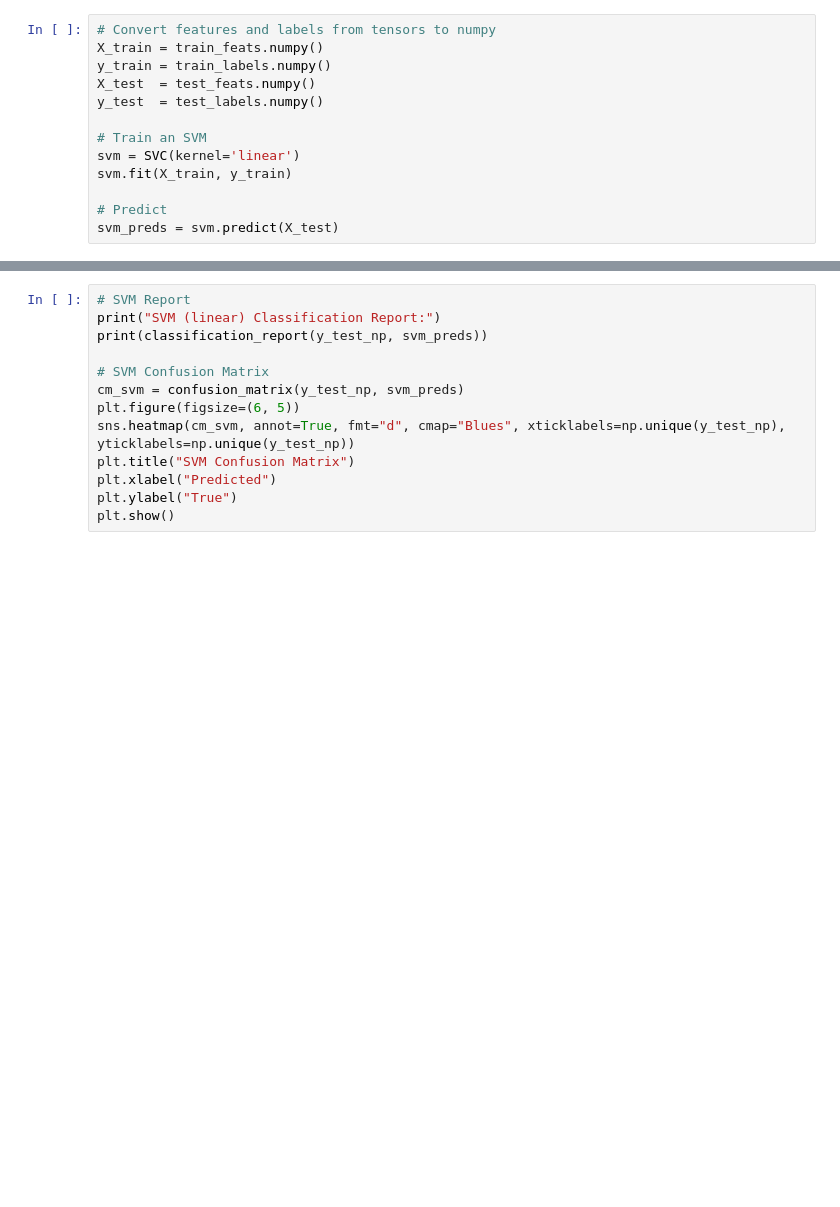
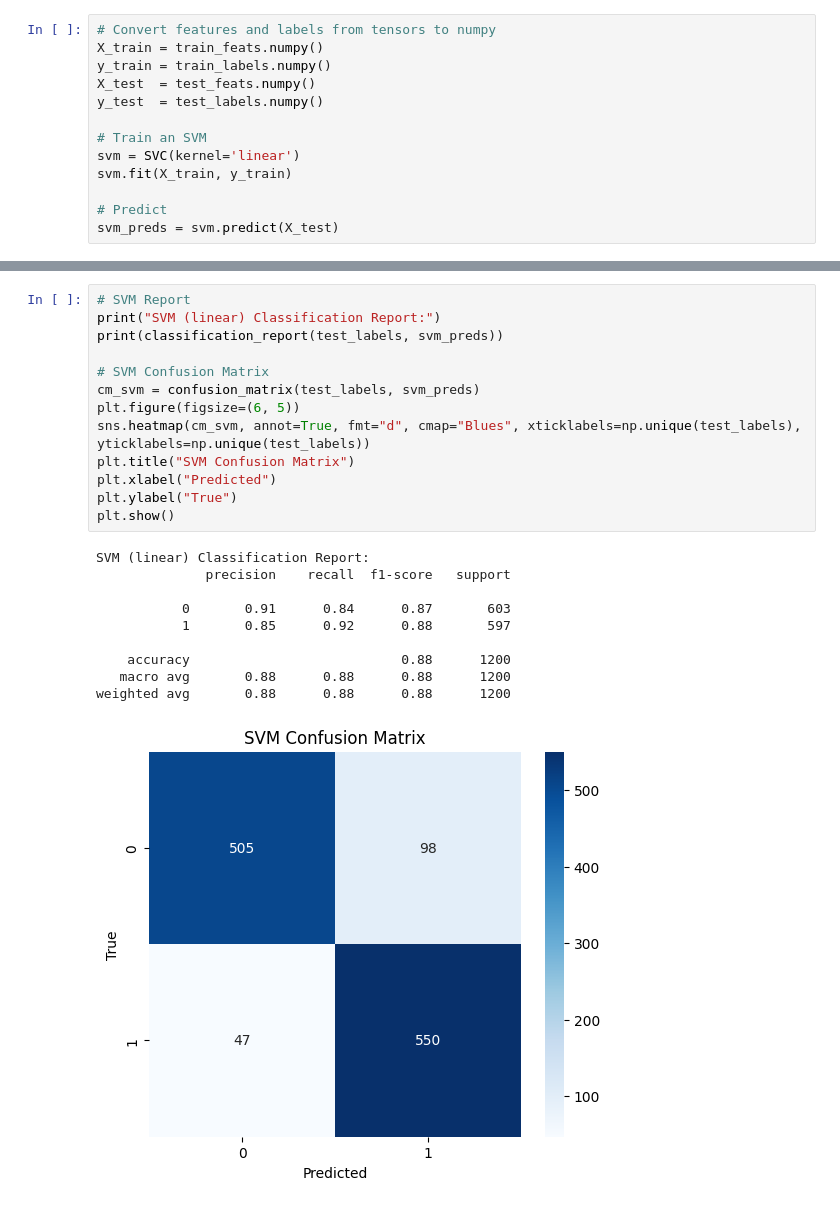
Before and after one commit to Gurpranked/Grad-CV-I_Final-Project, a Jupyter notebook: cnn.ipynb, the cells around one changed output, grey strips where cells are left out. Cells and saved outputs as stored; diff of their text form; blank space fills up the shorter version.

```diff
--- a/cnn.ipynb
+++ b/cnn.ipynb
@@ -126,13 +137,24 @@ plt.show()
 # %%
 # SVM Report
 print("SVM (linear) Classification Report:")
-print(classification_report(y_test_np, svm_preds))
+print(classification_report(test_labels, svm_preds))
 
 # SVM Confusion Matrix
-cm_svm = confusion_matrix(y_test_np, svm_preds)
+cm_svm = confusion_matrix(test_labels, svm_preds)
 plt.figure(figsize=(6, 5))
-sns.heatmap(cm_svm, annot=True, fmt="d", cmap="Blues", xticklabels=np.unique(y_test_np), yticklabels=np.unique(y_test_np))
+sns.heatmap(cm_svm, annot=True, fmt="d", cmap="Blues", xticklabels=np.unique(test_labels), yticklabels=np.unique(test_labels))
 plt.title("SVM Confusion Matrix")
 plt.xlabel("Predicted")
 plt.ylabel("True")
 plt.show()
+# %% [output]
+SVM (linear) Classification Report:
+              precision    recall  f1-score   support
+
+           0       0.91      0.84      0.87       603
+           1       0.85      0.92      0.88       597
+
+    accuracy                           0.88      1200
+   macro avg       0.88      0.88      0.88      1200
+weighted avg       0.88      0.88      0.88      1200
+[figure, added]
```
Also changed, not shown: parts of 7 cells of this notebook.
